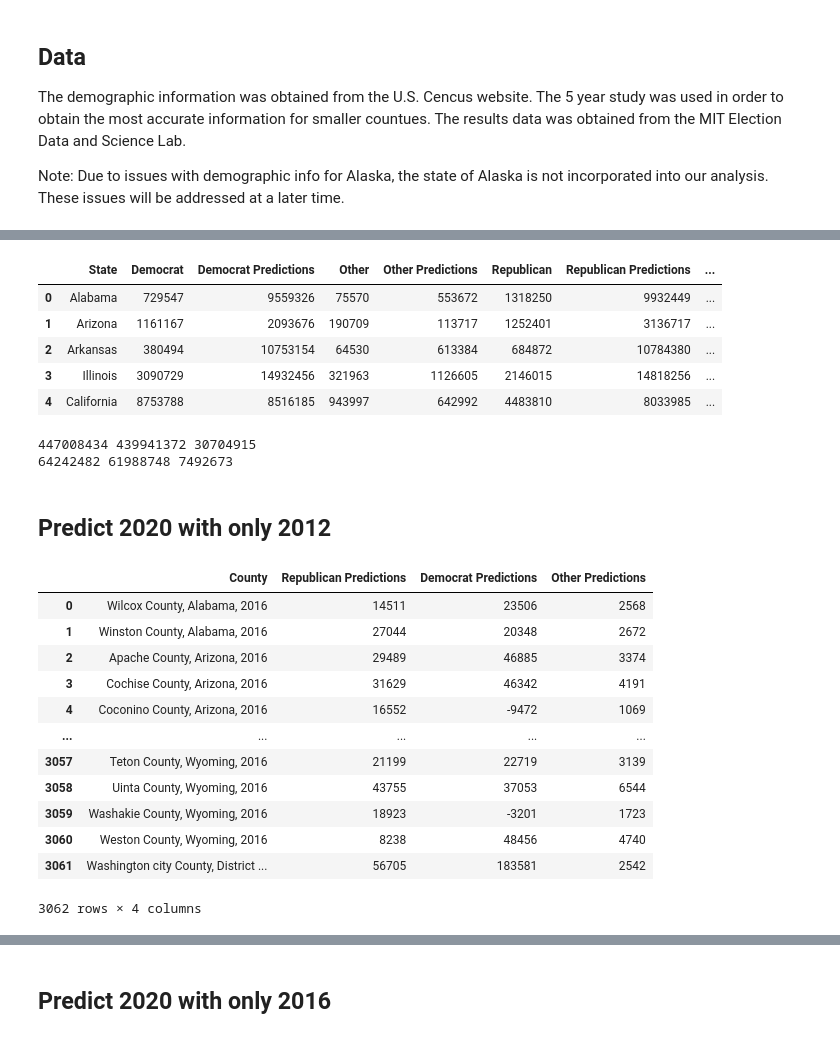
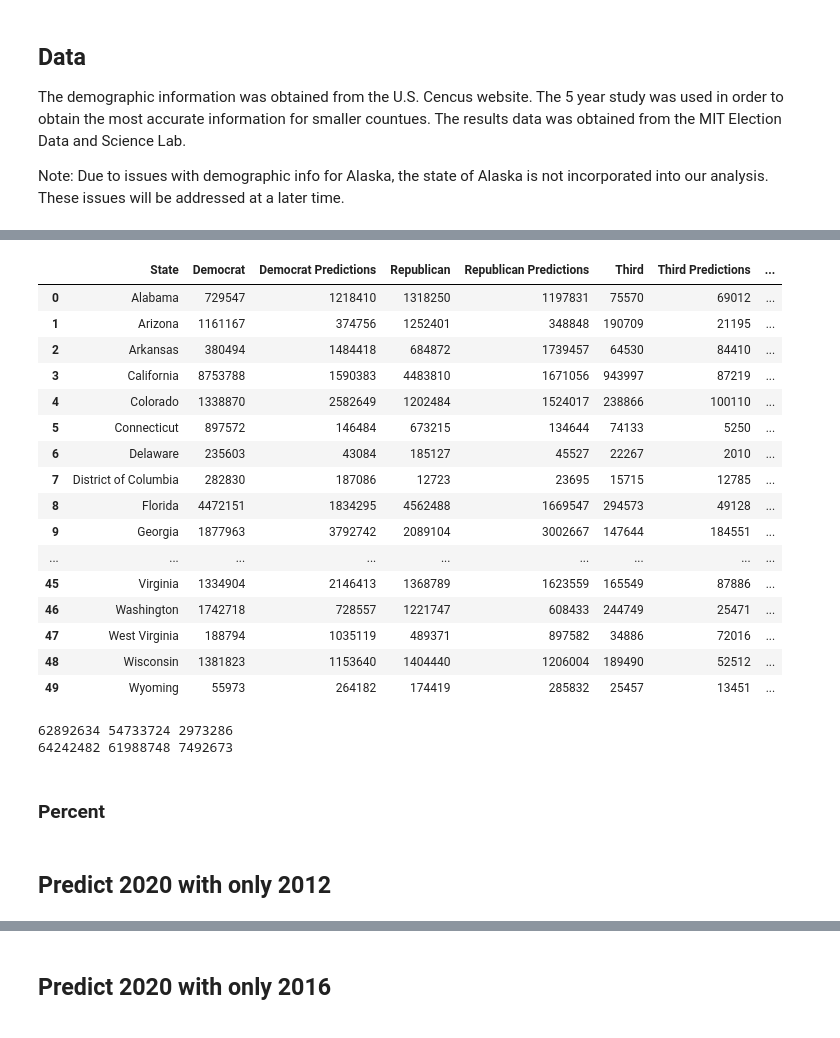
Before and after one commit to StevenDye/2020-Presidential-Election, a Jupyter notebook: The_Notebook.ipynb, the cells around one changed output, grey strips where cells are left out. Cells and saved outputs as stored; diff of their text form; code cells hidden in the pictures.

```diff
--- a/The_Notebook.ipynb
+++ b/The_Notebook.ipynb
@@ -135,0 +100,4 @@ XGBRegressor(base_score=0.5, booster='gbtree', colsample_bylevel=1,
+# %%
+model_tuned_T_c = GridSearchCV(XGB, parameters, cv=5, n_jobs= -1)
+model_tuned_T_c.fit(X_train_c_scale, y_train_T_c)
+print(model_tuned_T_c.best_estimator_)
@@ -136,12 +111,12 @@ XGBRegressor(base_score=0.5, booster='gbtree', colsample_bylevel=1,
 # %%
-predictions_R = make_predictions('Republican', model_tuned_R, X_test_scale, y_test_R, df_2016)
-predictions_D = make_predictions('Democrat', model_tuned_D, X_test_scale, y_test_D, df_2016)
-predictions_O = make_predictions('Other', model_tuned_O, X_test_scale, y_test_O, df_2016)
+predictions_R = make_predictions('Republican', model_tuned_R_c, X_test_c_scale, y_test_R_c, df_2016)
+predictions_D = make_predictions('Democrat', model_tuned_D_c, X_test_c_scale, y_test_D_c, df_2016)
+predictions_T = make_predictions('Third', model_tuned_T_c, X_test_c_scale, y_test_T_c, df_2016)
 # %%
 predictions_2016 = combine_predictions(predictions_R, predictions_D,
-                                       predictions_O, df_2016)
+                                       predictions_T, df_2016)
 
-predictions_2016 = predictions_2016.drop(columns=['Republican_y', 'Democrat_y', 'Other_y'])
+predictions_2016 = predictions_2016.drop(columns=['Republican_y', 'Democrat_y', 'Third_y'])
 predictions_2016 = predictions_2016.rename(columns={'Republican_x': 'Republican',
                                                     'Democrat_x': 'Democrat',
-                                                    'Other_x': 'Other'})
+                                                    'Third_x': 'Third'})
@@ -188,23 +132,38 @@ state_results['Republican Predictions'] = state_results['Republican Predictions'
+# %%
+state_results = state_results_check(predictions_2016)
 # %%
-state_results.head()
+state_results
 # %% [output]
-|  | State | Democrat | Democrat Predictions | Other | Other Predictions | Republican | Republican Predictions | ... |
-| 0 | Alabama | 729547 | 9559326 | 75570 | 553672 | 1318250 | 9932449 | ... |
-| 1 | Arizona | 1161167 | 2093676 | 190709 | 113717 | 1252401 | 3136717 | ... |
-| 2 | Arkansas | 380494 | 10753154 | 64530 | 613384 | 684872 | 10784380 | ... |
-| 3 | Illinois | 3090729 | 14932456 | 321963 | 1126605 | 2146015 | 14818256 | ... |
-| 4 | California | 8753788 | 8516185 | 943997 | 642992 | 4483810 | 8033985 | ... |
+|  | State | Democrat | Democrat Predictions | Republican | Republican Predictions | Third | Third Predictions | ... |
+| 0 | Alabama | 729547 | 1218410 | 1318250 | 1197831 | 75570 | 69012 | ... |
+| 1 | Arizona | 1161167 | 374756 | 1252401 | 348848 | 190709 | 21195 | ... |
+| 2 | Arkansas | 380494 | 1484418 | 684872 | 1739457 | 64530 | 84410 | ... |
+| 3 | California | 8753788 | 1590383 | 4483810 | 1671056 | 943997 | 87219 | ... |
+| 4 | Colorado | 1338870 | 2582649 | 1202484 | 1524017 | 238866 | 100110 | ... |
+| 5 | Connecticut | 897572 | 146484 | 673215 | 134644 | 74133 | 5250 | ... |
+| 6 | Delaware | 235603 | 43084 | 185127 | 45527 | 22267 | 2010 | ... |
+| 7 | District of Columbia | 282830 | 187086 | 12723 | 23695 | 15715 | 12785 | ... |
+| 8 | Florida | 4472151 | 1834295 | 4562488 | 1669547 | 294573 | 49128 | ... |
+| 9 | Georgia | 1877963 | 3792742 | 2089104 | 3002667 | 147644 | 184551 | ... |
+| ... | ... | ... | ... | ... | ... | ... | ... | ... |
+| 45 | Virginia | 1334904 | 2146413 | 1368789 | 1623559 | 165549 | 87886 | ... |
+| 46 | Washington | 1742718 | 728557 | 1221747 | 608433 | 244749 | 25471 | ... |
+| 47 | West Virginia | 188794 | 1035119 | 489371 | 897582 | 34886 | 72016 | ... |
+| 48 | Wisconsin | 1381823 | 1153640 | 1404440 | 1206004 | 189490 | 52512 | ... |
+| 49 | Wyoming | 55973 | 264182 | 174419 | 285832 | 25457 | 13451 | ... |
 # %%
 print(state_results['Democrat Predictions'].sum(),
       state_results['Republican Predictions'].sum(),
-      state_results['Other Predictions'].sum())
+      state_results['Third Predictions'].sum())
 
 print(state_results['Democrat'].sum(),
       state_results['Republican'].sum(),
-      state_results['Other'].sum())
+      state_results['Third'].sum())
 # %% [output]
-447008434 439941372 30704915
+62892634 54733724 2973286
 64242482 61988748 7492673
+# %% [markdown]
+### Percent
 # %% [markdown]
 ## Predict 2020 with only 2012
 # %%
@@ -235,16 +193,0 @@ res_1220['Other Predictions'] = res_1220['Other Predictions'].astype(int)
-# %%
-res_1220
-# %% [output]
-|  | County | Republican Predictions | Democrat Predictions | Other Predictions |
-| 0 | Wilcox County, Alabama, 2016 | 14511 | 23506 | 2568 |
-| 1 | Winston County, Alabama, 2016 | 27044 | 20348 | 2672 |
-| 2 | Apache County, Arizona, 2016 | 29489 | 46885 | 3374 |
-| 3 | Cochise County, Arizona, 2016 | 31629 | 46342 | 4191 |
-| 4 | Coconino County, Arizona, 2016 | 16552 | -9472 | 1069 |
-| ... | ... | ... | ... | ... |
-| 3057 | Teton County, Wyoming, 2016 | 21199 | 22719 | 3139 |
-| 3058 | Uinta County, Wyoming, 2016 | 43755 | 37053 | 6544 |
-| 3059 | Washakie County, Wyoming, 2016 | 18923 | -3201 | 1723 |
-| 3060 | Weston County, Wyoming, 2016 | 8238 | 48456 | 4740 |
-| 3061 | Washington city County, District ... | 56705 | 183581 | 2542 |
-3062 rows × 4 columns
```
Also changed, not shown: parts of 25 cells of this notebook, 4 other files.
